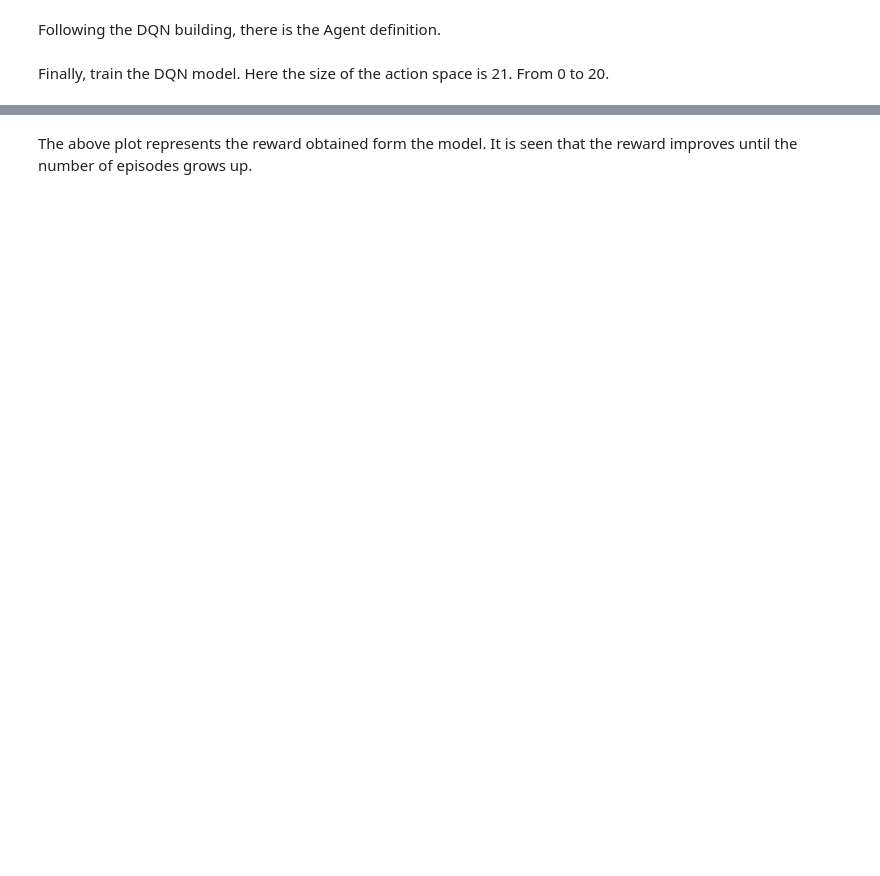
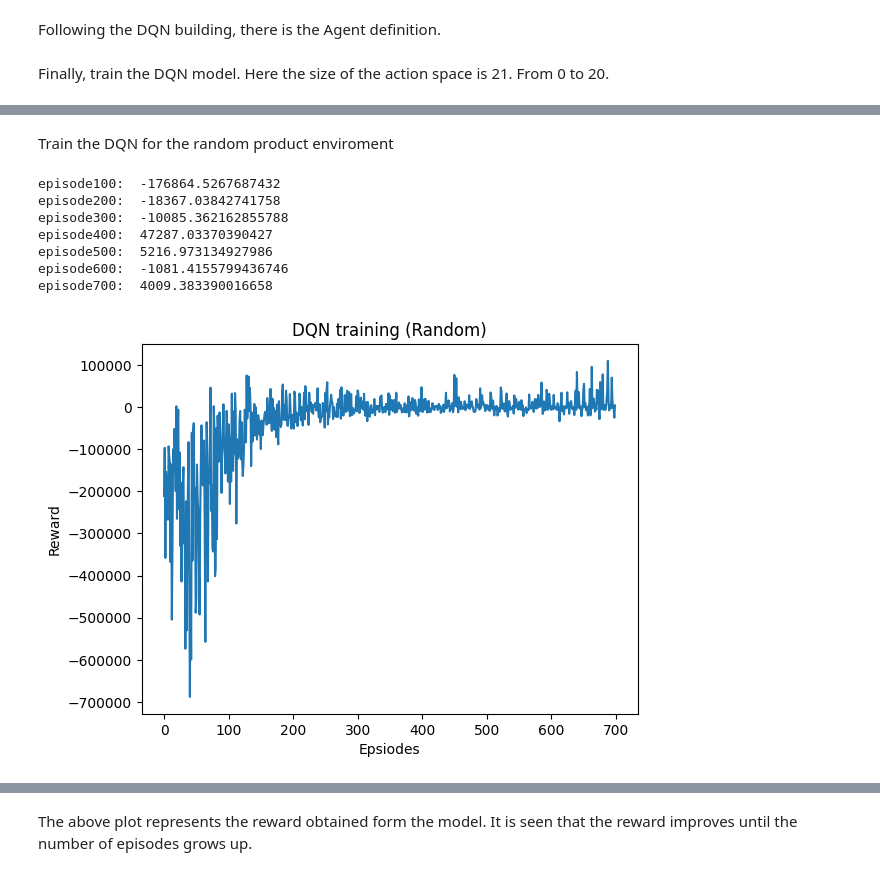
Before and after one commit to AlbertoPerezGant/Purchases-optimization-in-supply-chain-using-reinforcement-learning, a Jupyter notebook: purchases_optimization.ipynb, the cells around one changed output, grey strips where cells are left out. Drawn from its saved outputs; the diff is of its cells as text; code cells hidden in the pictures; blank space fills up the shorter version.

```diff
--- a/purchases_optimization.ipynb
+++ b/purchases_optimization.ipynb
@@ -504,0 +648,34 @@ Wall time: 7min 10s
+# %% [markdown]
+Train the DQN for the random product enviroment
+# %%
+%%time
+
+desired_path_random = '/content/drive/MyDrive/TFM Alberto Perez/Código/models/modelo_random.pt'
+
+env = InventoryEnvObservation(demand_hist)
+scores = dqn(env, agent, n_episodes=700)
+
+plt.plot(np.arange(len(scores)),scores)
+plt.ylabel('Reward')
+plt.xlabel('Epsiodes')
+plt.title('DQN training (Random)')
+plt.show()
+
+# Save the model in the defined path
+if desired_path_random:
+  try:
+    torch.save(agent.qnetwork_local.state_dict(), desired_path_random)
+    print('The model has been saved in: ' + desired_path_random)
+  except:
+    print("The given path is not available. Retrain and define a path for saving.")
+else:
+  print('The model has not been saved. Retrain and define a path for saving.')
+# %% [output]
+episode100:  -176864.5267687432
+episode200:  -18367.03842741758
+episode300:  -10085.362162855788
+episode400:  47287.03370390427
+episode500:  5216.973134927986
+episode600:  -1081.4155799436746
+episode700:  4009.383390016658
+[figure, added]
```
Also changed, not shown: parts of 62 cells of this notebook.
